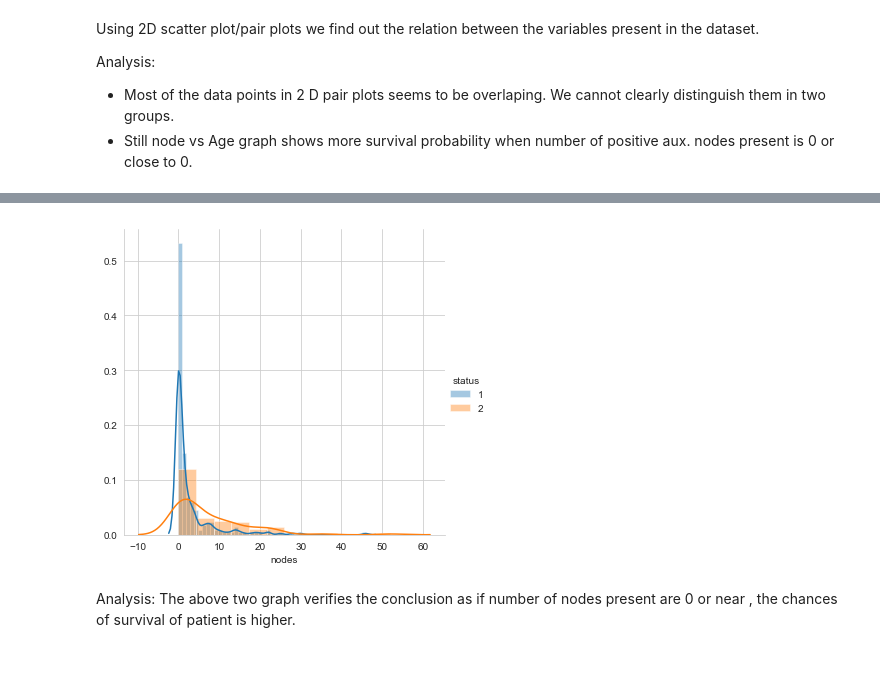
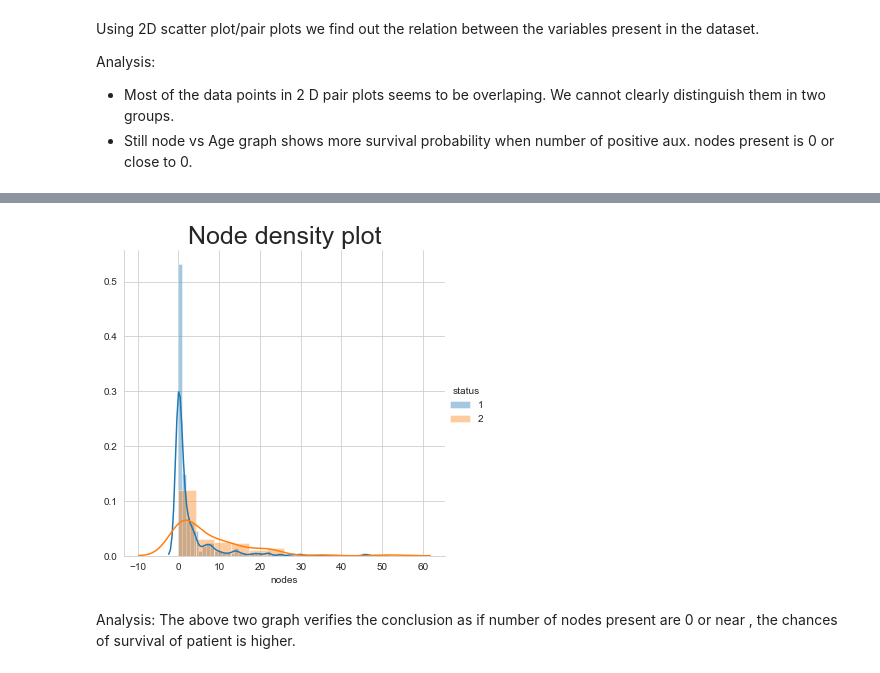
Before and after one commit to akshayrcc/EDA-haberman-dataset, a Jupyter notebook: EDA_haberman.ipynb, the cells around one changed output, grey strips where cells are left out. Drawn from its saved outputs; the diff is of its cells as text; code cells hidden in the pictures.

```diff
--- a/EDA_haberman.ipynb
+++ b/EDA_haberman.ipynb
@@ -134,10 +136,11 @@ plt.show()
 # %%
 sns.FacetGrid(haberman, hue="status", height=5) \
    .map(sns.distplot, "nodes") \
    .add_legend();
+plt.title("Node density plot",size=25);
 plt.show();
 # %% [output]
-[figure, old version]
+[figure, new version]
 # %% [markdown]
 Analysis:
 The above two graph verifies the conclusion as if number of nodes present are 0 or near , the chances of survival of patient is higher.
```
Also changed, not shown: parts of 11 cells of this notebook.
